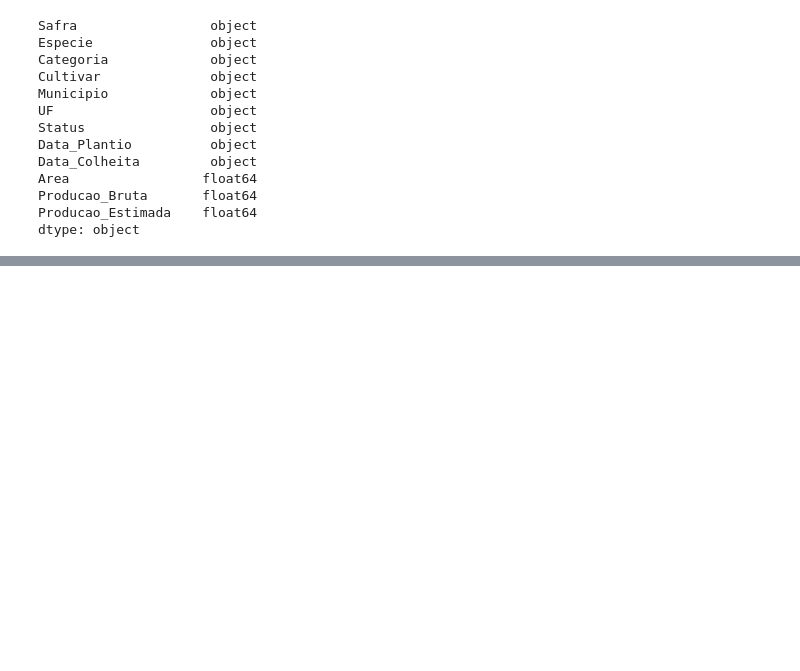
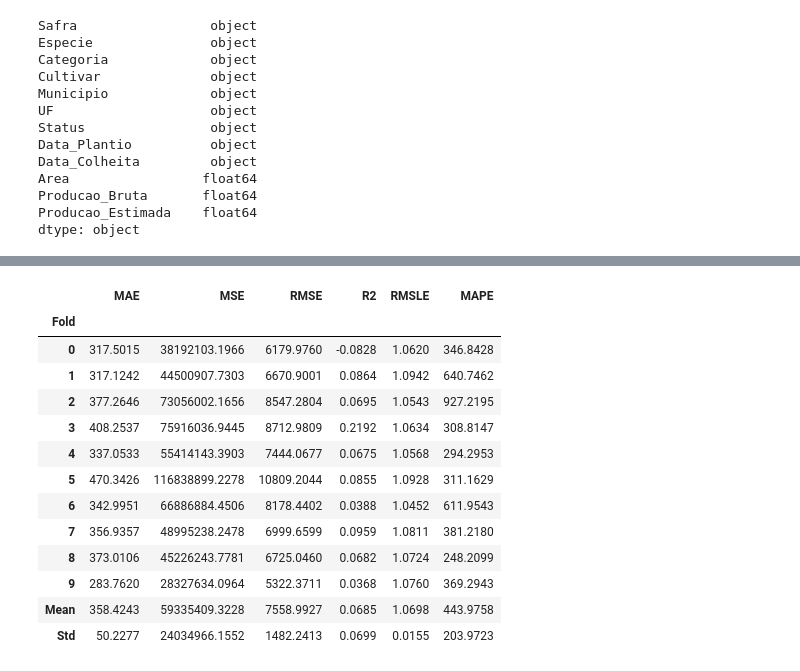
Before and after one commit to eduardomatoss/gs-auto-ml, a Jupyter notebook: model/gs_data_model.ipynb, the cells around one changed output, grey strips where cells are left out. Cells and saved outputs as stored; diff of their text form; code cells hidden in the pictures; blank space fills up the shorter version.

```diff
--- a/model/gs_data_model.ipynb
+++ b/model/gs_data_model.ipynb
@@ -132,0 +390,3 @@ dtype: object
+# %%
+mdl_lightgbm = create_model('lightgbm')
+# %% [output]
@@ -132,0 +394,14 @@ dtype: object
+|  | MAE | MSE | RMSE | R2 | RMSLE | MAPE |
+| Fold |  |  |  |  |  |  |
+| 0 | 317.5015 | 38192103.1966 | 6179.9760 | -0.0828 | 1.0620 | 346.8428 |
+| 1 | 317.1242 | 44500907.7303 | 6670.9001 | 0.0864 | 1.0942 | 640.7462 |
+| 2 | 377.2646 | 73056002.1656 | 8547.2804 | 0.0695 | 1.0543 | 927.2195 |
+| 3 | 408.2537 | 75916036.9445 | 8712.9809 | 0.2192 | 1.0634 | 308.8147 |
+| 4 | 337.0533 | 55414143.3903 | 7444.0677 | 0.0675 | 1.0568 | 294.2953 |
+| 5 | 470.3426 | 116838899.2278 | 10809.2044 | 0.0855 | 1.0928 | 311.1629 |
+| 6 | 342.9951 | 66886884.4506 | 8178.4402 | 0.0388 | 1.0452 | 611.9543 |
+| 7 | 356.9357 | 48995238.2478 | 6999.6599 | 0.0959 | 1.0811 | 381.2180 |
+| 8 | 373.0106 | 45226243.7781 | 6725.0460 | 0.0682 | 1.0724 | 248.2099 |
+| 9 | 283.7620 | 28327634.0964 | 5322.3711 | 0.0368 | 1.0760 | 369.2943 |
+| Mean | 358.4243 | 59335409.3228 | 7558.9927 | 0.0685 | 1.0698 | 443.9758 |
+| Std | 50.2277 | 24034966.1552 | 1482.2413 | 0.0699 | 0.0155 | 203.9723 |
```
Also changed, not shown: parts of 34 cells of this notebook, 1 other file.
